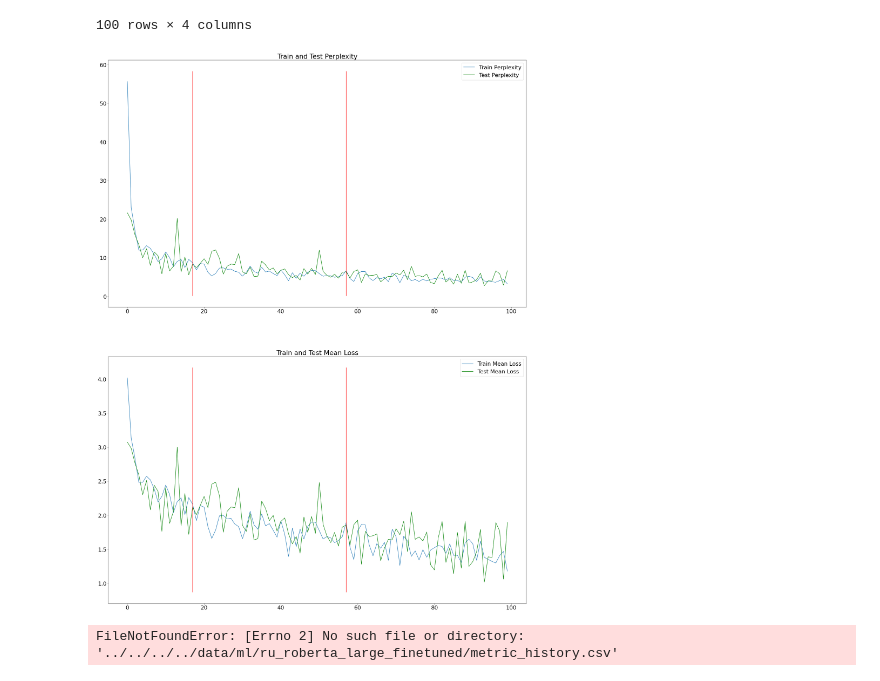
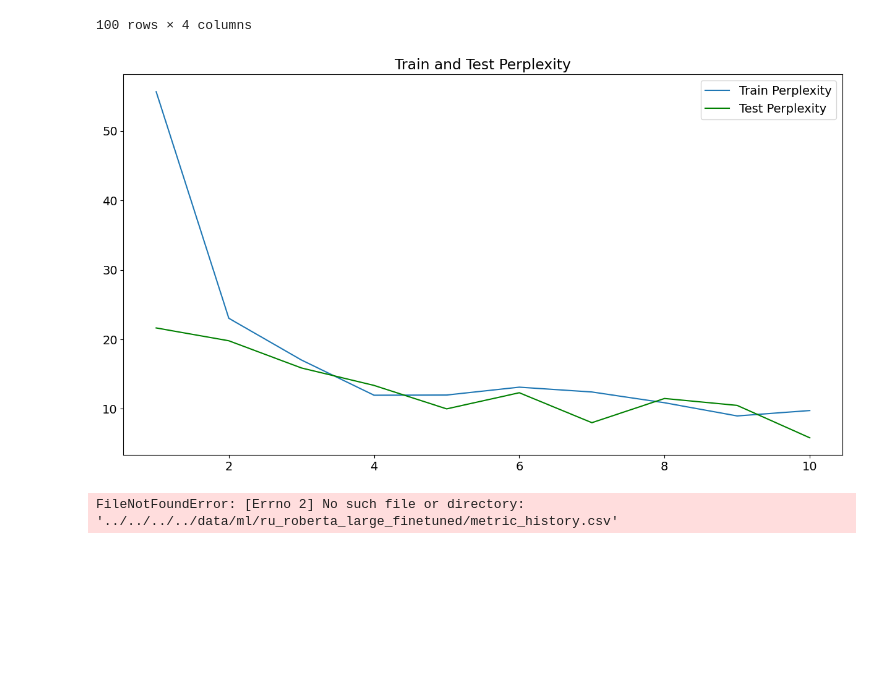
Before and after one commit to DmitryPogrebnoy/MedSpellChecker, a Jupyter notebook: medspellchecker/ml_ranging/models/med_ru_roberta_large/analyse_metric_history.ipynb, the cells around one changed output. Cells and saved outputs as stored; diff of their text form; code cells hidden in the pictures; blank space fills up the shorter version.

```diff
--- a/medspellchecker/ml_ranging/models/med_ru_roberta_large/analyse_metric_history.ipynb
+++ b/medspellchecker/ml_ranging/models/med_ru_roberta_large/analyse_metric_history.ipynb
@@ -3,7 +3,7 @@ import pandas as pd
 import numpy as np
 import matplotlib.pyplot as plt
 
-plt.rcParams.update({'font.size': 22})
+plt.rcParams.update({'font.size': 14})
 # %%
 EARLY_STOP_NUMBER = 3
 # %%
@@ -62,31 +62,33 @@ df_with_updated_tokenizer
 100 rows × 4 columns
 # %%
 def plot_perplexity_and_loss(df, first, second):
-    fig, ax = plt.subplots(nrows=2)
+    fig, ax = plt.subplots(nrows=1)
 
-    fig.set_size_inches(30,40)
+    fig.set_size_inches(15,8)
 
-    df.train_perplexity.plot(ax=ax[0], label="Train Perplexity")
-    df.test_perplexity.plot(ax=ax[0], label="Test Perplexity", color="g")
-    ax[0].set_title("Train and Test Perplexity")
-    ax_0_lim = ax[0].get_ylim()
-    ax[0].vlines(x=first, ymin=ax_0_lim[0], ymax=ax_0_lim[1], colors="r")
-    ax[0].vlines(x=second, ymin=ax_0_lim[0], ymax=ax_0_lim[1], colors="r")
-    ax[0].legend()
+    df.index += 1
 
-    df.train_mean_loss.plot(ax=ax[1], label="Train Mean Loss")
-    df.test_mean_loss.plot(ax=ax[1], label="Test Mean Loss", color="g")
-    ax[1].set_title("Train and Test Mean Loss")
-    ax_1_lim = ax[1].get_ylim()
-    ax[1].vlines(x=first, ymin=ax_1_lim[0], ymax=ax_1_lim[1], colors="r")
-    ax[1].vlines(x=second, ymin=ax_1_lim[0], ymax=ax_1_lim[1], colors="r")
-    ax[1].legend()
+    df.train_perplexity.plot(ax=ax, label="Train Perplexity")
+    df.test_perplexity.plot(ax=ax, label="Test Perplexity", color="g")
+    ax.set_title("Train and Test Perplexity")
+    ax_0_lim = ax.get_ylim()
+    # ax[0].vlines(x=first, ymin=ax_0_lim[0], ymax=ax_0_lim[1], colors="r")
+    # ax[0].vlines(x=second, ymin=ax_0_lim[0], ymax=ax_0_lim[1], colors="r")
+    ax.legend()
+
+    # df.train_mean_loss.plot(ax=ax[1], label="Train Mean Loss")
+    # df.test_mean_loss.plot(ax=ax[1], label="Test Mean Loss", color="g")
+    # ax[1].set_title("Train and Test Mean Loss")
+    # ax_1_lim = ax[1].get_ylim()
+    # ax[1].vlines(x=first, ymin=ax_1_lim[0], ymax=ax_1_lim[1], colors="r")
+    # ax[1].vlines(x=second, ymin=ax_1_lim[0], ymax=ax_1_lim[1], colors="r")
+    # ax[1].legend()
 
     plt.show()
-# %%
-plot_perplexity_and_loss(df_with_updated_tokenizer, 17, 57)
-# %% [output]
-[figure, removed]
+# %%
+plot_perplexity_and_loss(df_with_updated_tokenizer[:10], -1, -1)
+# %% [output]
+[figure, added]
 # %%
 df = pd.read_csv("../../../../data/ml/ru_roberta_large_finetuned/metric_history.csv", index_col=0)
 df.head()
```
Also changed, not shown: 13 other files.
